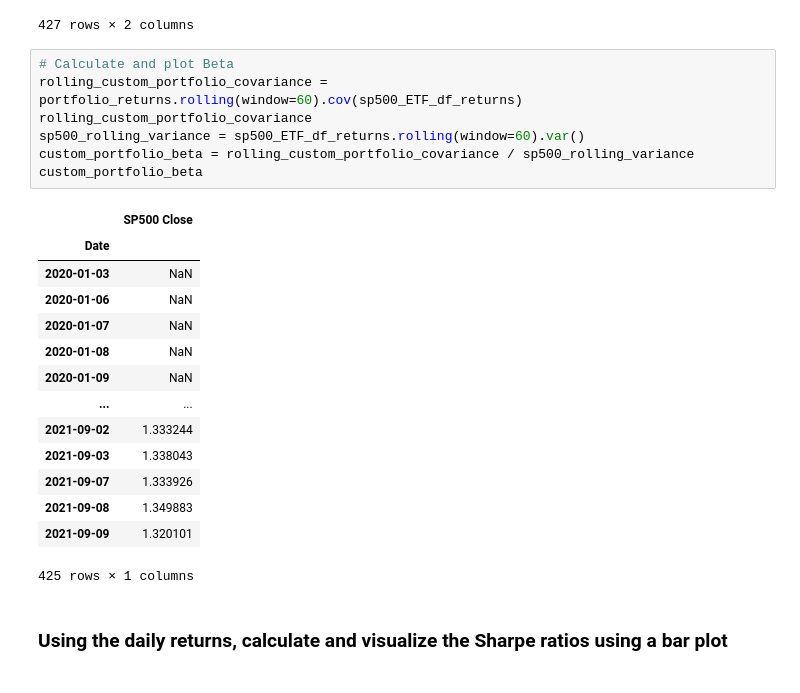
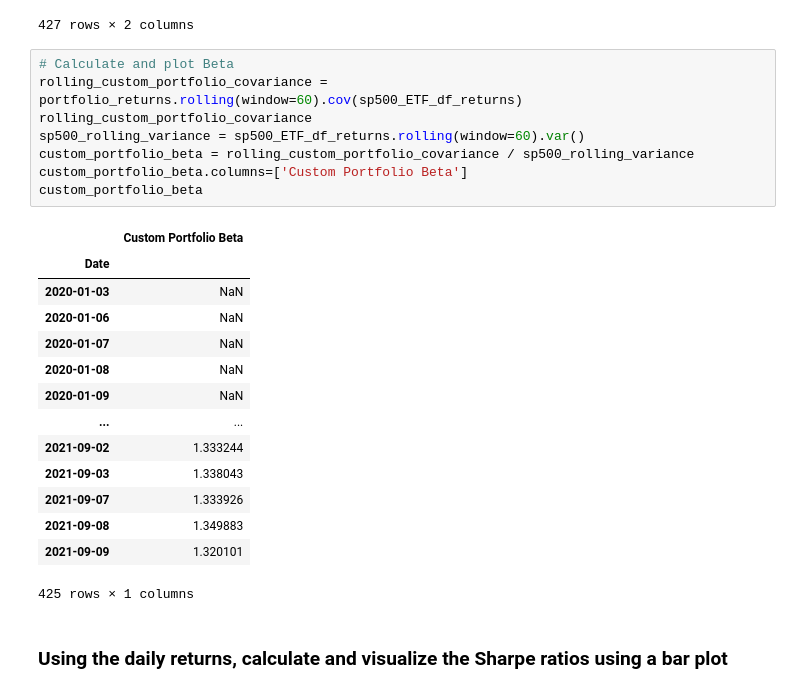
Before and after one commit to MatthewPuttroff/HWUnitFour, a Jupyter notebook: 04-Pandas/Instructions/Starter_Code/whale_analysis.ipynb, the cells around one changed output. Saved outputs shown, nothing was run; the diff lists cells and outputs as text.

Commit message:
Beta column renamed

```diff
--- a/04-Pandas/Instructions/Starter_Code/whale_analysis.ipynb
+++ b/04-Pandas/Instructions/Starter_Code/whale_analysis.ipynb
@@ -829,12 +829,13 @@ sp500_ETF_df_returns
 # %%
 # Calculate and plot Beta
 rolling_custom_portfolio_covariance = portfolio_returns.rolling(window=60).cov(sp500_ETF_df_returns)
 rolling_custom_portfolio_covariance
 sp500_rolling_variance = sp500_ETF_df_returns.rolling(window=60).var()
 custom_portfolio_beta = rolling_custom_portfolio_covariance / sp500_rolling_variance
+custom_portfolio_beta.columns=['Custom Portfolio Beta']
 custom_portfolio_beta
 # %% [output]
-|  | SP500 Close |
+|  | Custom Portfolio Beta |
 | Date |  |
 | 2020-01-03 | NaN |
 | 2020-01-06 | NaN |
```
